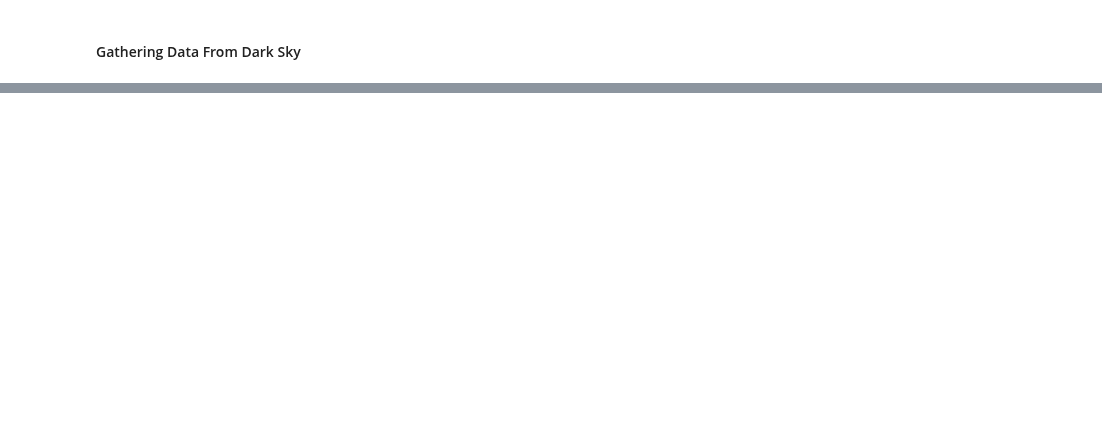
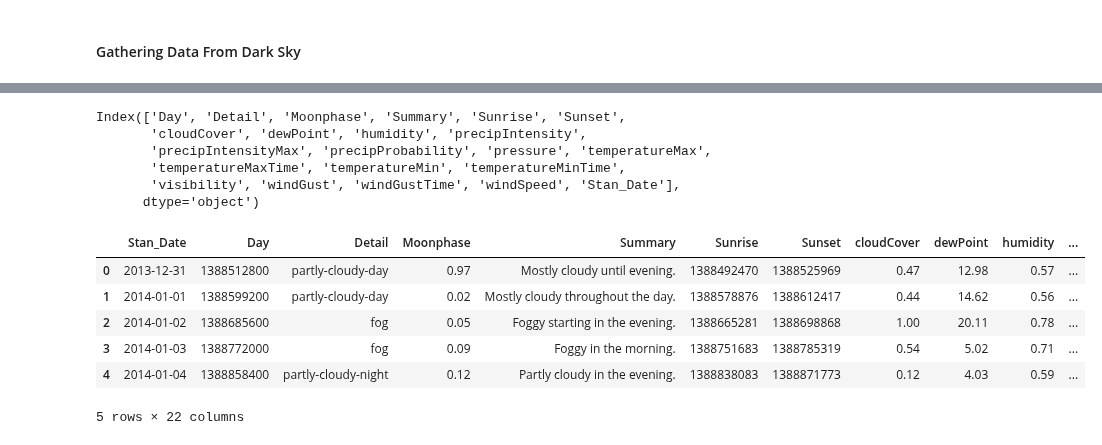
Before and after one commit to huntercash/ProjectOne, a Jupyter notebook: master_notebooks/cleaning.ipynb, the cells around one changed output, grey strips where cells are left out. Saved outputs shown, nothing was run; the diff lists cells and outputs as text; code cells hidden in the pictures; blank space fills up the shorter version.

```diff
--- a/master_notebooks/cleaning.ipynb
+++ b/master_notebooks/cleaning.ipynb
@@ -363,0 +373,6 @@ dark_sky_2 = pd.read_csv(dark_sky_csv2)
+# %%
+# Combine the 3 CSV files into 1 file using concat
+frames = [dark_sky_1, dark_sky_2, dark_sky_3]
+dark_sky_df = pd.concat(frames, ignore_index=True)
+dark_sky_df.reset_index
+dark_sky_df.head()
@@ -363,0 +387,6 @@ dark_sky_2 = pd.read_csv(dark_sky_csv2)
+# %%
+# Check for data accuracy and overlaps
+print("Dark Sky CSV has " + str(len(dark_sky_df)) + " Number of Rows")
+dark_sky_df.drop_duplicates(subset=['Day'], keep= 'first', inplace = True)
+print(f'Dropping Duplicate Rows')
+print("Dark Sky CSV has " + str(len(dark_sky_df)) + " Number of Rows")
@@ -363,0 +397,5 @@ dark_sky_2 = pd.read_csv(dark_sky_csv2)
+# %%
+# Convert the date into properly formatted date for rows
+dark_sky_df['Stan_Date'] = pd.to_datetime(dark_sky_df['Day'],unit='s')
+dark_sky_df['Stan_Date'] = dark_sky_df['Stan_Date'].dt.date
+dark_sky_df.head(5)
@@ -363,0 +410,28 @@ dark_sky_2 = pd.read_csv(dark_sky_csv2)
+# %%
+dark_sky_df.columns
+# %% [output]
+Index(['Day', 'Detail', 'Moonphase', 'Summary', 'Sunrise', 'Sunset',
+       'cloudCover', 'dewPoint', 'humidity', 'precipIntensity',
+       'precipIntensityMax', 'precipProbability', 'pressure', 'temperatureMax',
+       'temperatureMaxTime', 'temperatureMin', 'temperatureMinTime',
+       'visibility', 'windGust', 'windGustTime', 'windSpeed', 'Stan_Date'],
+      dtype='object')
+# %%
+# Reorganizing columns in the Dark Sky DF to show Date at the first column
+dark_sky = ['Stan_Date' , 'Day', 'Detail', 'Moonphase', 'Summary', 'Sunrise', 'Sunset',
+       'cloudCover', 'dewPoint', 'humidity', 'precipIntensity',
+       'precipIntensityMax', 'precipProbability', 'pressure', 'temperatureMax',
+       'temperatureMaxTime', 'temperatureMin', 'temperatureMinTime',
+       'visibility', 'windGust', 'windGustTime', 'windSpeed']
+# %%
+# Reforming the DataFrame to Original Name
+dark_sky_df = dark_sky_df[dark_sky]
+dark_sky_df.head()
+# %% [output]
+|  | Stan_Date | Day | Detail | Moonphase | Summary | Sunrise | Sunset | cloudCover | dewPoint | humidity | ... |
+| 0 | 2013-12-31 | 1388512800 | partly-cloudy-day | 0.97 | Mostly cloudy until evening. | 1388492470 | 1388525969 | 0.47 | 12.98 | 0.57 | ... |
+| 1 | 2014-01-01 | 1388599200 | partly-cloudy-day | 0.02 | Mostly cloudy throughout the day. | 1388578876 | 1388612417 | 0.44 | 14.62 | 0.56 | ... |
+| 2 | 2014-01-02 | 1388685600 | fog | 0.05 | Foggy starting in the evening. | 1388665281 | 1388698868 | 1.00 | 20.11 | 0.78 | ... |
+| 3 | 2014-01-03 | 1388772000 | fog | 0.09 | Foggy in the morning. | 1388751683 | 1388785319 | 0.54 | 5.02 | 0.71 | ... |
+| 4 | 2014-01-04 | 1388858400 | partly-cloudy-night | 0.12 | Partly cloudy in the evening. | 1388838083 | 1388871773 | 0.12 | 4.03 | 0.59 | ... |
+5 rows × 22 columns
```
Also changed, not shown: parts of 32 cells of this notebook, 7 other files.
